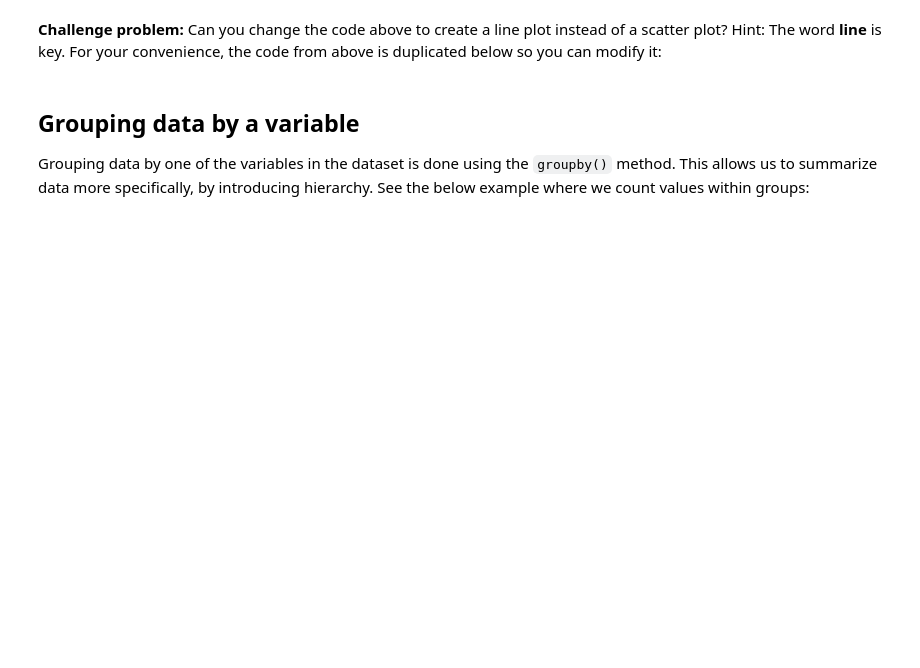
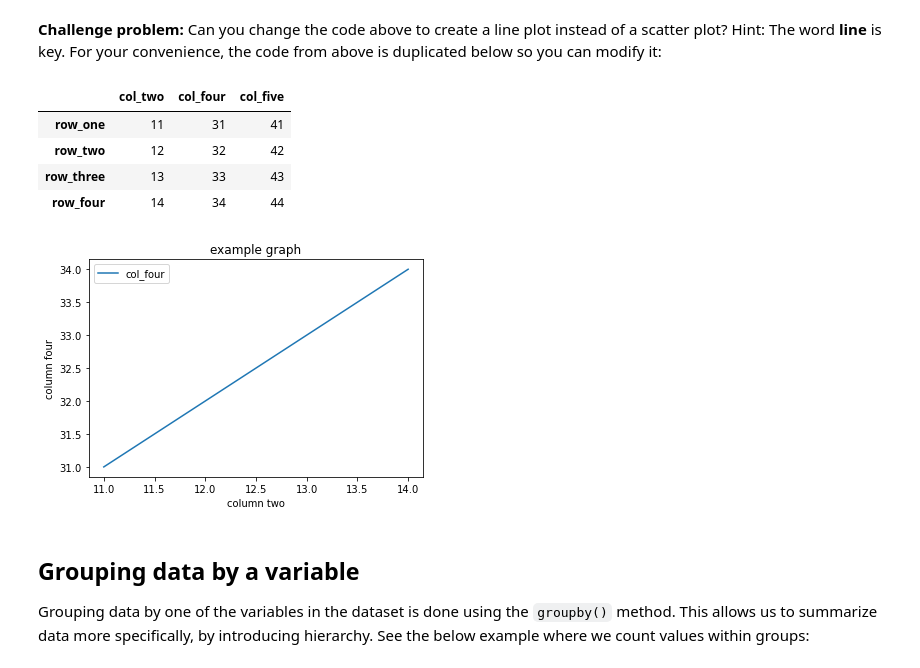
Before and after one commit to bigbioinformatics/Biomedical-ML-with-Python, a Jupyter notebook: Module_3/Module_3.ipynb, the cells around one changed output. Drawn from its saved outputs; the diff is of its cells as text; code cells hidden in the pictures; blank space fills up the shorter version.

```diff
--- a/Module_3/Module_3.ipynb
+++ b/Module_3/Module_3.ipynb
@@ -169,11 +312,18 @@ plt.show()
 # %%
 display(my_df2)
 
-my_df2.plot(x = 'col_two', y = 'col_four', kind = 'scatter')
+my_df2.plot(x = 'col_two', y = 'col_four', kind = 'line')
 plt.xlabel('column two')
 plt.ylabel('column four')
 plt.title('example graph')
 plt.show()
+# %% [output]
+|  | col_two | col_four | col_five |
+| row_one | 11 | 31 | 41 |
+| row_two | 12 | 32 | 42 |
+| row_three | 13 | 33 | 43 |
+| row_four | 14 | 34 | 44 |
+[figure, added]
 # %% [markdown]
 ## Grouping data by a variable
 
```
Also changed, not shown: parts of 26 cells of this notebook, 3 other files.
